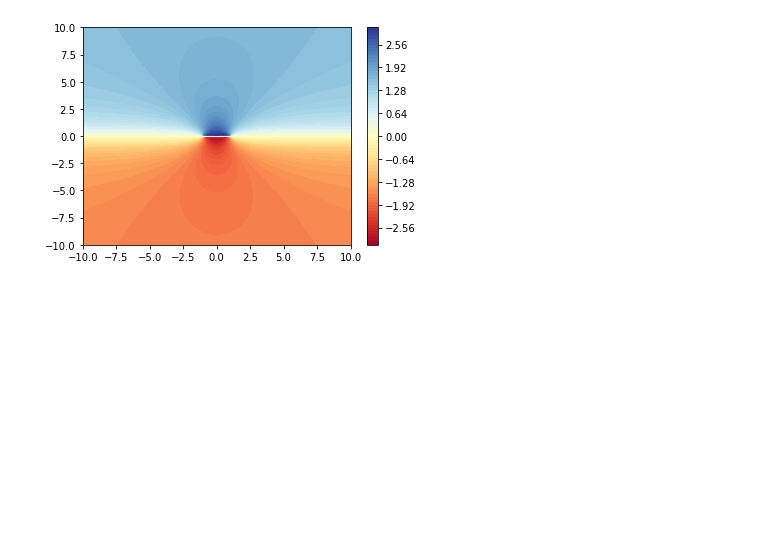
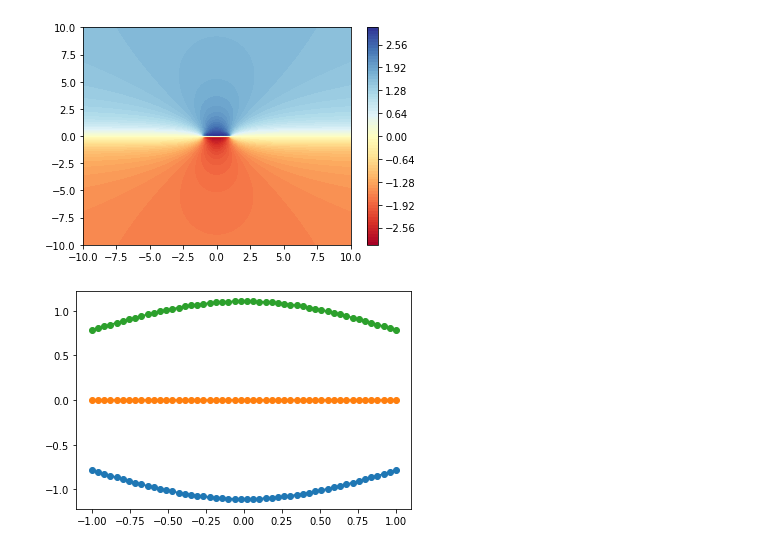
Before and after one commit to santoshkumarradha/dirac-annihilation, a Jupyter notebook: 3Dfigures.ipynb, the cells around one changed output. Cells and saved outputs as stored; diff of their text form; code cells hidden in the pictures; blank space fills up the shorter version.

```diff
--- a/3Dfigures.ipynb
+++ b/3Dfigures.ipynb
@@ -219,3 +219,16 @@ plt.colorbar()
 # %% [output]
 <matplotlib.colorbar.Colorbar at 0x...>
 [figure]
+# %%
+theta=lambda kx,ky,d,p,m: np.arctan(p*ky / (d + kx**2/m))
+# %%
+import matplotlib.pyplot as plt
+d=.5;p=1;m=2
+kx=np.linspace(-1,1,50)
+# ky=np.linspace(-1,1,100)
+ky=[-1,0,1]
+for i in ky:
+    plt.plot(kx,theta(kx,i,d,p,m),marker="o")
+plt.show()
+# %% [output]
+[figure, added]
```
Also changed, not shown: parts of 3 cells of this notebook, 3 other files.
